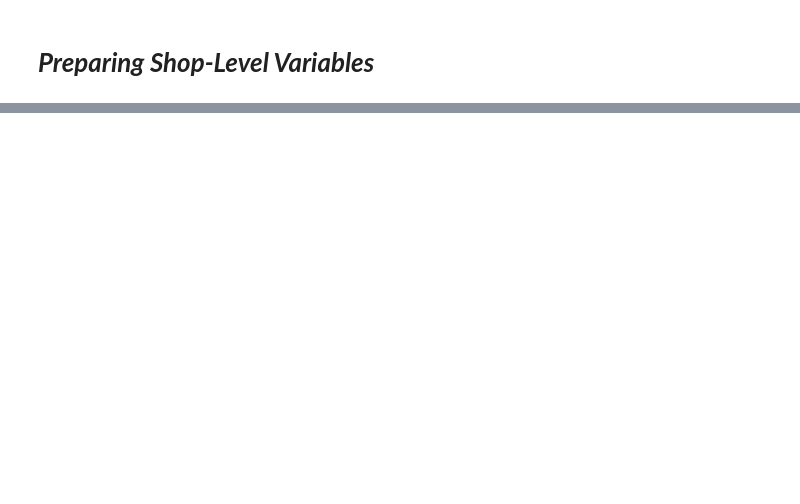
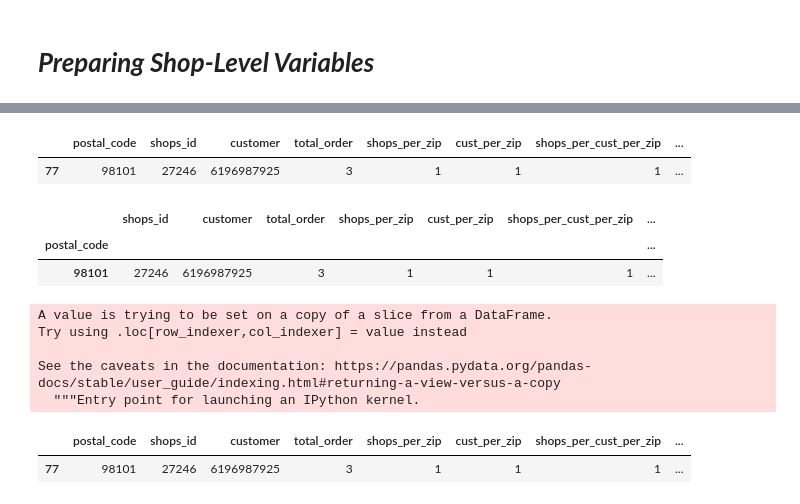
Before and after one commit to aneeshoberoi/churnhw, a Jupyter notebook: ChurnNoteBook_Final.ipynb, the cells around one changed output, grey strips where cells are left out. Saved outputs shown, nothing was run; the diff lists cells and outputs as text; code cells hidden in the pictures; blank space fills up the shorter version.

```diff
--- a/ChurnNoteBook_Final.ipynb
+++ b/ChurnNoteBook_Final.ipynb
@@ -68,0 +165,2 @@ test[test['customer']==6196987925]
+# %%
+shopszip_final=shopszip.reset_index()
@@ -68,0 +170,2 @@ test[test['customer']==6196987925]
+# %%
+shopscustzip=shopszip_final.merge(shopscust_final,left_on='shops_id',right_on='shops_id')
@@ -68,0 +194,25 @@ test[test['customer']==6196987925]
+# %%
+shopscustzip[shopscustzip['customer']==6196987925]
+# %% [output]
+|  | postal_code | shops_id | customer | total_order | shops_per_zip | cust_per_zip | shops_per_cust_per_zip | ... |
+| 77 | 98101 | 27246 | 6196987925 | 3 | 1 | 1 | 1 | ... |
+# %%
+t=shopscustzip[shopscustzip['total_order']>2]
+t.set_index('postal_code')
+# %% [output]
+|  | shops_id | customer | total_order | shops_per_zip | cust_per_zip | shops_per_cust_per_zip | ... |
+| postal_code |  |  |  |  |  |  | ... |
+| 98101 | 27246 | 6196987925 | 3 | 1 | 1 | 1 | ... |
+# %%
+t['t1']=t.groupby('postal_code').shops_id.count()
+# %% [output]
+A value is trying to be set on a copy of a slice from a DataFrame.
+Try using .loc[row_indexer,col_indexer] = value instead
+
+See the caveats in the documentation: https://pandas.pydata.org/pandas-docs/stable/user_guide/indexing.html#returning-a-view-versus-a-copy
+  """Entry point for launching an IPython kernel.
+# %%
+t[t['customer']==6196987925]
+# %% [output]
+|  | postal_code | shops_id | customer | total_order | shops_per_zip | cust_per_zip | shops_per_cust_per_zip | ... |
+| 77 | 98101 | 27246 | 6196987925 | 3 | 1 | 1 | 1 | ... |
```
Also changed, not shown: parts of 27 cells of this notebook.
